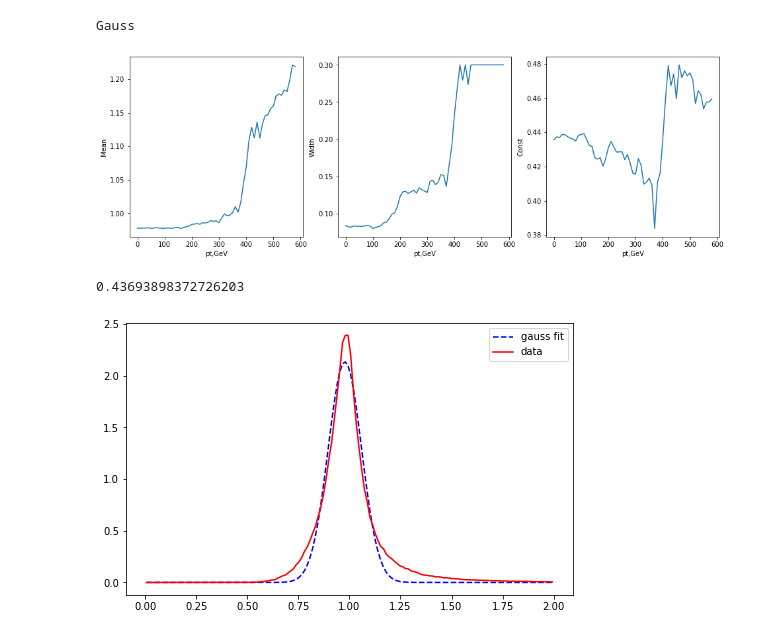
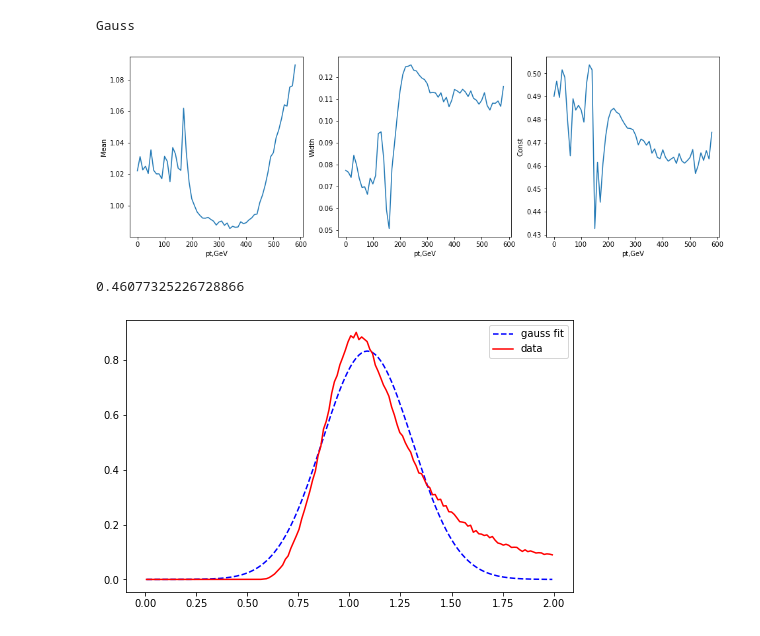
Before and after one commit to mandalaritra1/QJetMassUproot, a Jupyter notebook: fitting.ipynb, the cells around one changed output. Cells and saved outputs as stored; diff of their text form; code cells hidden in the pictures.

```diff
--- a/fitting.ipynb
+++ b/fitting.ipynb
@@ -5,7 +5,7 @@ import pickle
 with open("qjetmass_zjets_gen_old.pkl", "rb") as f:
     output = pickle.load( f )
 # %%
-h = output['ptfrac_z_jet_gen']
+h = output['ptfrac_z_jet_reco']
 hlist = []
 for i in range(h.axes[1].size-1):
     hlist.append(h[sum,i:i+1,:].values()) #Storing the histograms in numpy arrays
@@ -22,9 +22,9 @@ print('Gauss')
 histfit.plotGaussparameters()
 # %% [output]
 Gauss
-[figure, old version]
+[figure, new version]
 # %%
-histfit.showFit(2)
+histfit.showFit(3)
 # %% [output]
-0.43693898372726203
+0.46077325226728866
-[figure, old version]
+[figure, new version]
```
Also changed, not shown: parts of 9 cells of this notebook, 4 other files.
